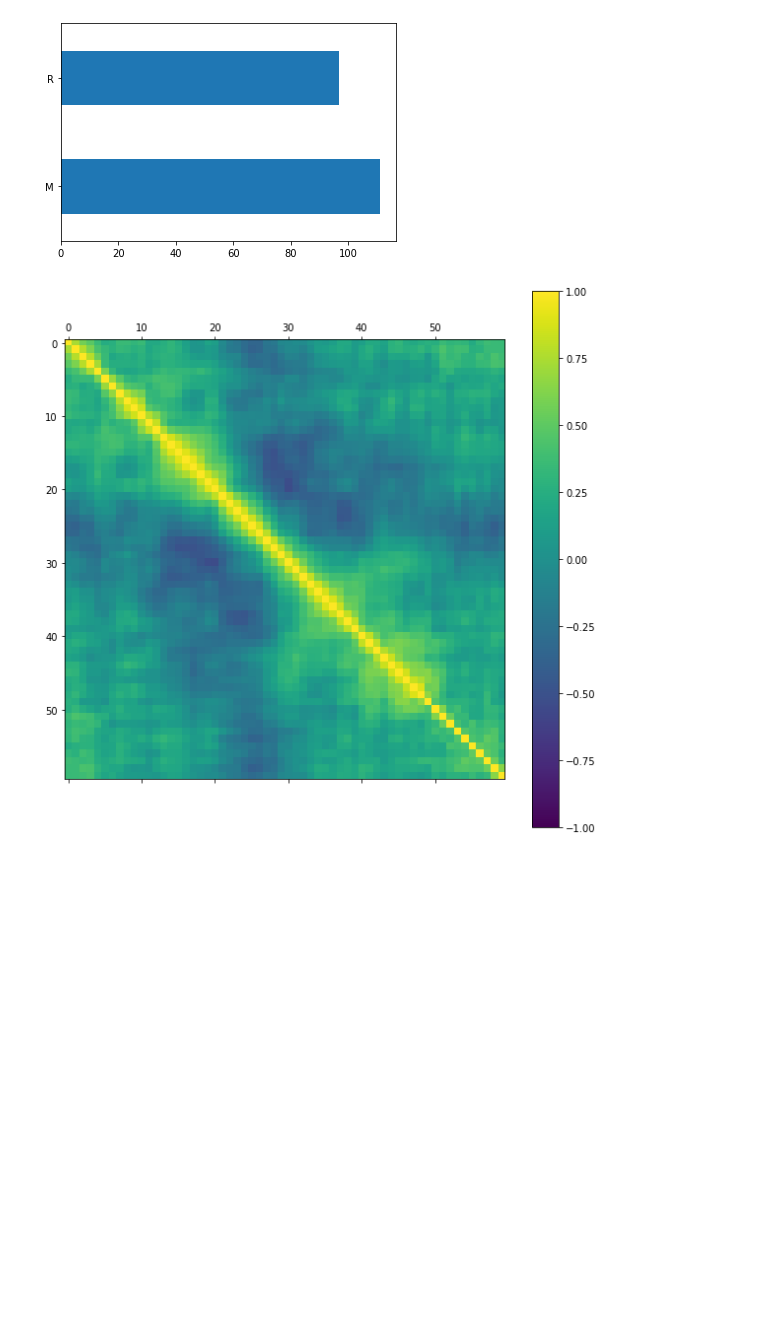
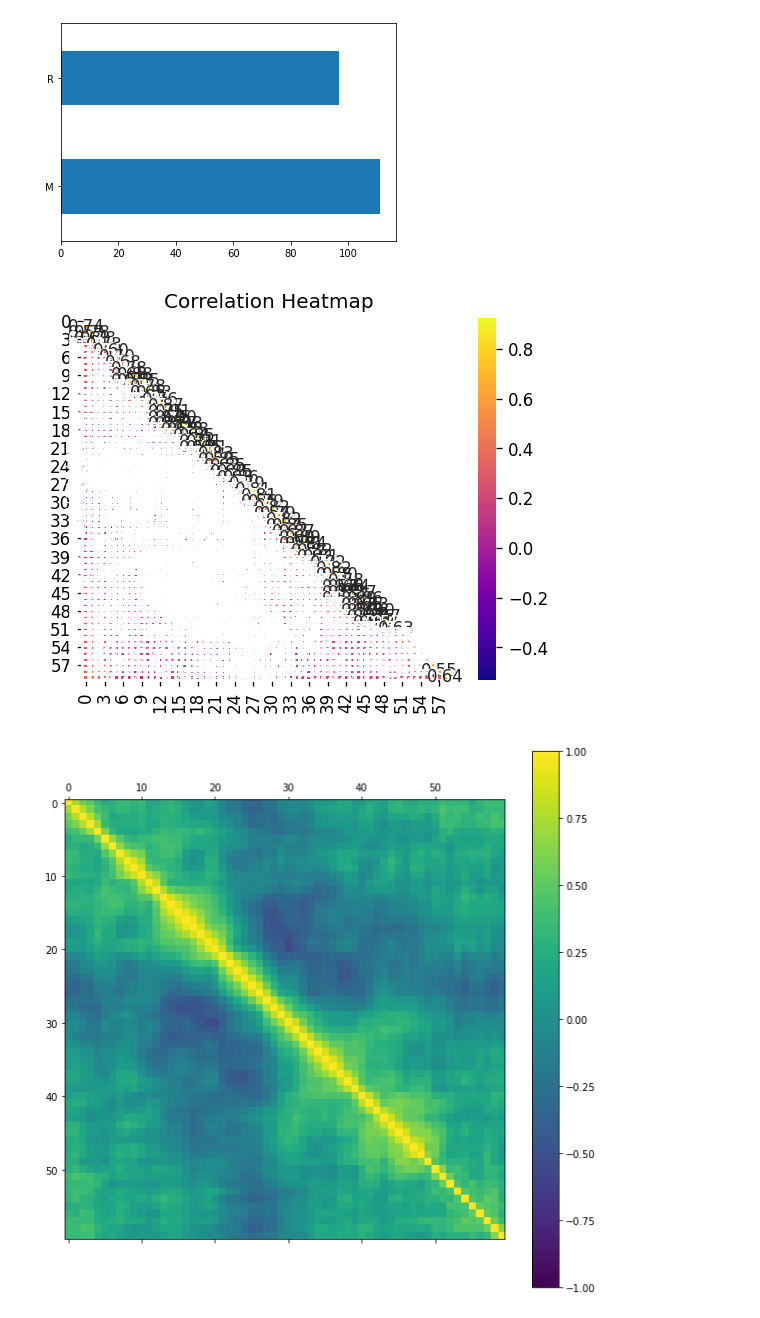
Before and after one commit to rohailkhan/Machine_learning_Python, a Jupyter notebook: Sonar_Data_Classification_Rocks_vs_Mines.ipynb, the cells around one changed output. Saved outputs shown, nothing was run; the diff lists cells and outputs as text; code cells hidden in the pictures; blank space fills up the shorter version.

```diff
--- a/Sonar_Data_Classification_Rocks_vs_Mines.ipynb
+++ b/Sonar_Data_Classification_Rocks_vs_Mines.ipynb
@@ -26,6 +26,16 @@ sonar[60].value_counts().plot(kind='barh')
 plt.show()
 # %% [output]
 [figure]
+# %%
+plt.figure(dpi = 120,figsize= (5,4))
+mask = np.triu(sonar.corr())
+sns.heatmap(sonar.corr(),mask = mask, fmt = ".2f",annot=True,lw=1,cmap = 'plasma')
+plt.yticks(rotation = 0)
+plt.xticks(rotation = 90)
+plt.title('Correlation Heatmap')
+plt.show()
+# %% [output]
+[figure, added]
 # %%
 # correlation matrix
 fig = pyplot.figure()
```
